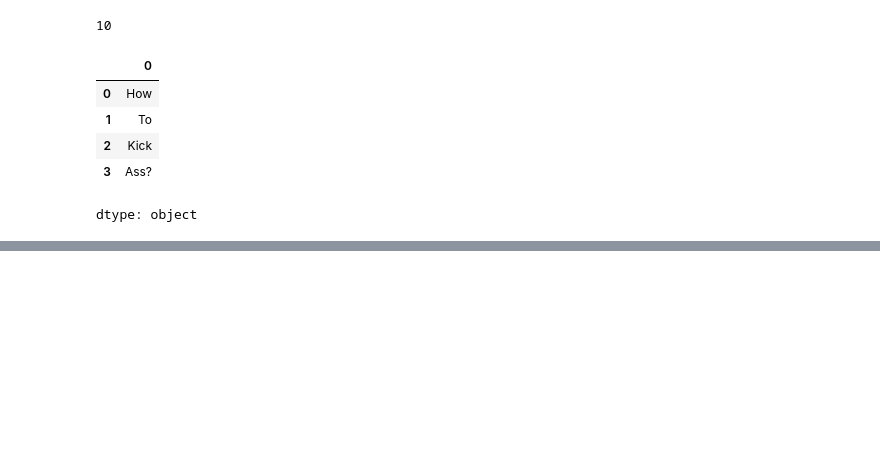
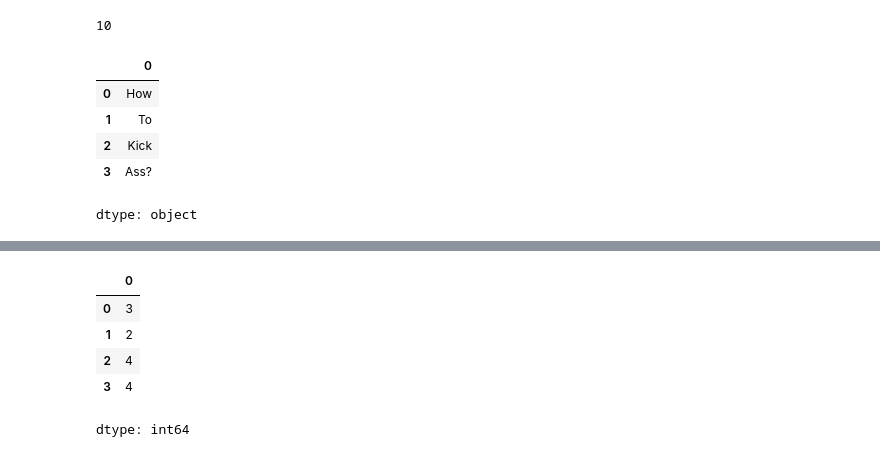
Before and after one commit to rushielevates/ML-DL-practice, a Jupyter notebook: Pandas.ipynb, the cells around one changed output, grey strips where cells are left out. Cells and saved outputs as stored; diff of their text form; code cells hidden in the pictures; blank space fills up the shorter version.

```diff
--- a/Pandas.ipynb
+++ b/Pandas.ipynb
@@ -647,0 +664,2 @@ ser[i]
+# %%
+ser = pd.Series(['how', 'to', 'kick', 'ass?'])
@@ -647,0 +684,9 @@ ser[i]
+# %%
+ser.apply(lambda x:len(x))
+# %% [output]
+|  | 0 |
+| 0 | 3 |
+| 1 | 2 |
+| 2 | 4 |
+| 3 | 4 |
+dtype: int64
```
Also changed, not shown: parts of 31 cells of this notebook.
